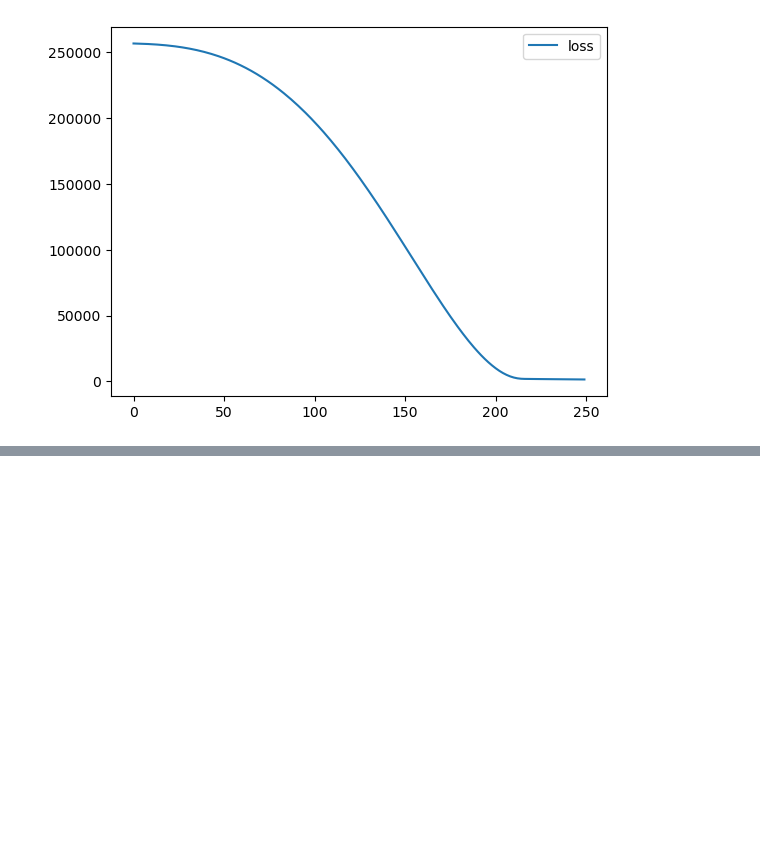
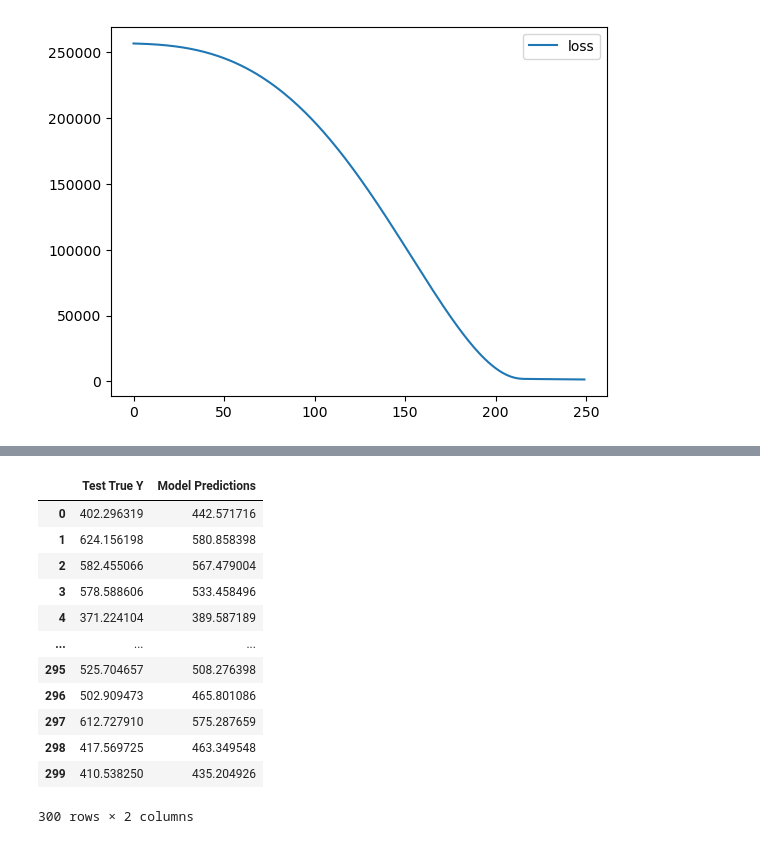
Before and after one commit to SuhasPalani/Python_Data, a Jupyter notebook: tensorflow/TF syntax.ipynb, the cells around one changed output, grey strips where cells are left out. Cells and saved outputs as stored; diff of their text form; code cells hidden in the pictures; blank space fills up the shorter version.

```diff
--- a/tensorflow/TF syntax.ipynb
+++ b/tensorflow/TF syntax.ipynb
@@ -210,0 +266,16 @@ loss_df.plot()
+# %%
+pred_df
+# %% [output]
+|  | Test True Y | Model Predictions |
+| 0 | 402.296319 | 442.571716 |
+| 1 | 624.156198 | 580.858398 |
+| 2 | 582.455066 | 567.479004 |
+| 3 | 578.588606 | 533.458496 |
+| 4 | 371.224104 | 389.587189 |
+| ... | ... | ... |
+| 295 | 525.704657 | 508.276398 |
+| 296 | 502.909473 | 465.801086 |
+| 297 | 612.727910 | 575.287659 |
+| 298 | 417.569725 | 463.349548 |
+| 299 | 410.538250 | 435.204926 |
+300 rows × 2 columns
```
Also changed, not shown: parts of 21 cells of this notebook, 6 other files.
